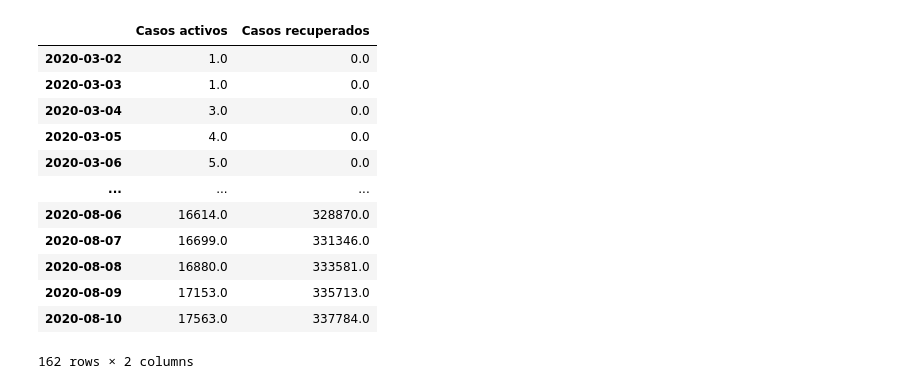
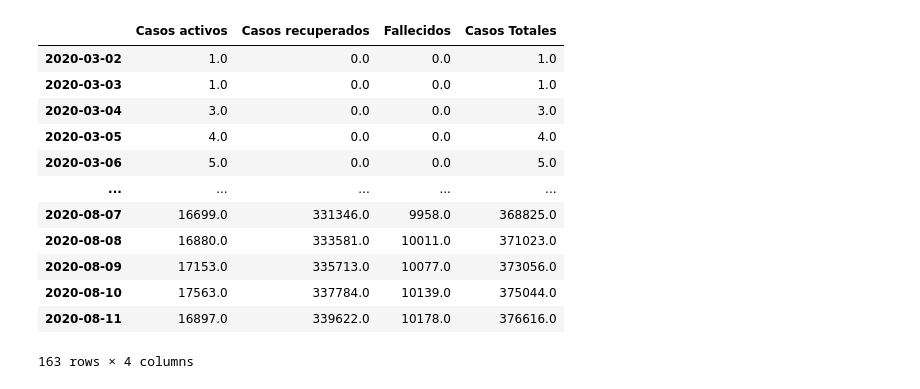
Before and after one commit to Tisks/Covid-Big-Data, a Jupyter notebook: Plot_comparacion_data_nacional.ipynb, the cells around one changed output. Cells and saved outputs as stored; diff of their text form; code cells hidden in the pictures.

Commit message:
Plot data nacional

```diff
--- a/Plot_comparacion_data_nacional.ipynb
+++ b/Plot_comparacion_data_nacional.ipynb
@@ -28,31 +28,40 @@ total_nacional
 # %%
 a = 4
+
 b=10
+c=3
+d=1
 a_title = 'Casos activos'
 b_title = 'Casos recuperados'
-
+c_title = 'Fallecidos'
+d_title= 'Casos Totales'
+fallecidos = total_nacional[c:c+1].drop(['Fecha'], axis=1)
 activos = total_nacional[a:a+1].drop(['Fecha'], axis=1)
 recuperados = total_nacional[b:b+1].drop(['Fecha'], axis=1)
-frames = [activos, recuperados]
+total= total_nacional[d:d+1].drop(['Fecha'], axis=1)
+
+frames = [activos, recuperados, fallecidos, total]
+#frames = [activos, recuperados,fallecidos]
 result = pd.concat(frames)
 result = result.T
-result.columns = [a_title ,b_title]
+#result = activos.T
+#result.columns = [a_title ,b_title,c_title]
 
-
+result.columns = [a_title,b_title, c_title, d_title]
 
 
 result
 # %% [output]
-|  | Casos activos | Casos recuperados |
-| 2020-03-02 | 1.0 | 0.0 |
-| 2020-03-03 | 1.0 | 0.0 |
-| 2020-03-04 | 3.0 | 0.0 |
-| 2020-03-05 | 4.0 | 0.0 |
-| 2020-03-06 | 5.0 | 0.0 |
-| ... | ... | ... |
-| 2020-08-06 | 16614.0 | 328870.0 |
-| 2020-08-07 | 16699.0 | 331346.0 |
-| 2020-08-08 | 16880.0 | 333581.0 |
-| 2020-08-09 | 17153.0 | 335713.0 |
-| 2020-08-10 | 17563.0 | 337784.0 |
+|  | Casos activos | Casos recuperados | Fallecidos | Casos Totales |
+| 2020-03-02 | 1.0 | 0.0 | 0.0 | 1.0 |
+| 2020-03-03 | 1.0 | 0.0 | 0.0 | 1.0 |
+| 2020-03-04 | 3.0 | 0.0 | 0.0 | 3.0 |
+| 2020-03-05 | 4.0 | 0.0 | 0.0 | 4.0 |
+| 2020-03-06 | 5.0 | 0.0 | 0.0 | 5.0 |
+| ... | ... | ... | ... | ... |
+| 2020-08-07 | 16699.0 | 331346.0 | 9958.0 | 368825.0 |
+| 2020-08-08 | 16880.0 | 333581.0 | 10011.0 | 371023.0 |
+| 2020-08-09 | 17153.0 | 335713.0 | 10077.0 | 373056.0 |
+| 2020-08-10 | 17563.0 | 337784.0 | 10139.0 | 375044.0 |
+| 2020-08-11 | 16897.0 | 339622.0 | 10178.0 | 376616.0 |
-162 rows × 2 columns
+163 rows × 4 columns
```
Also changed, not shown: parts of 3 cells of this notebook.
